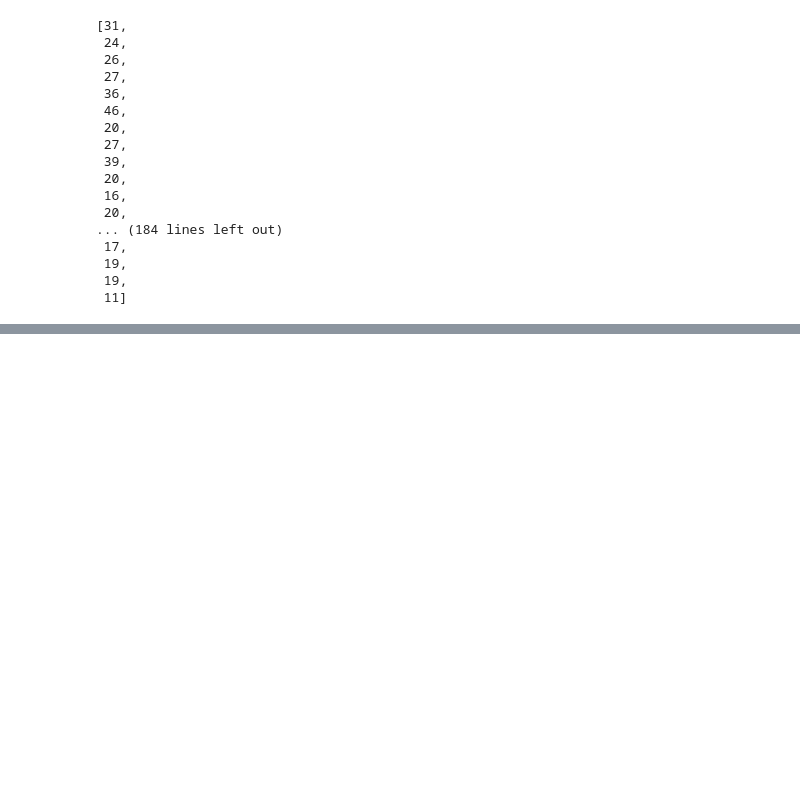
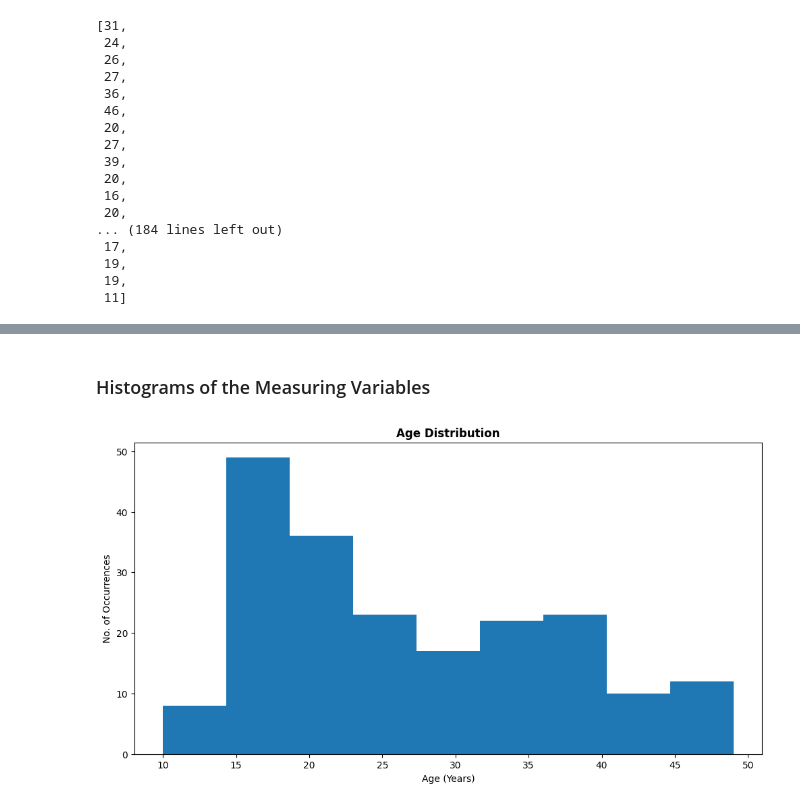
Before and after one commit to rachel-king4/PfDA_Assignment, a Jupyter notebook: PfDA Assignment.ipynb, the cells around one changed output, grey strips where cells are left out. Saved outputs shown, nothing was run; the diff lists cells and outputs as text; code cells hidden in the pictures; blank space fills up the shorter version.

Commit message:
added histograms and scatter plots

```diff
--- a/PfDA Assignment.ipynb
+++ b/PfDA Assignment.ipynb
@@ -259,0 +288,12 @@ df
+# %% [markdown]
+### Histograms of the Measuring Variables
+# %%
+fig, ax = plt.subplots(figsize=(12,6))
+
+# Plot a histogram
+ax.set_title("Age Distribution", fontweight='bold')
+plt.xlabel("Age (Years)")
+plt.ylabel("No. of Occurrences")
+ax.hist(df["Age"], bins=9, density=False);
+# %% [output]
+[figure, added]
```
Also changed, not shown: parts of 8 cells of this notebook.
